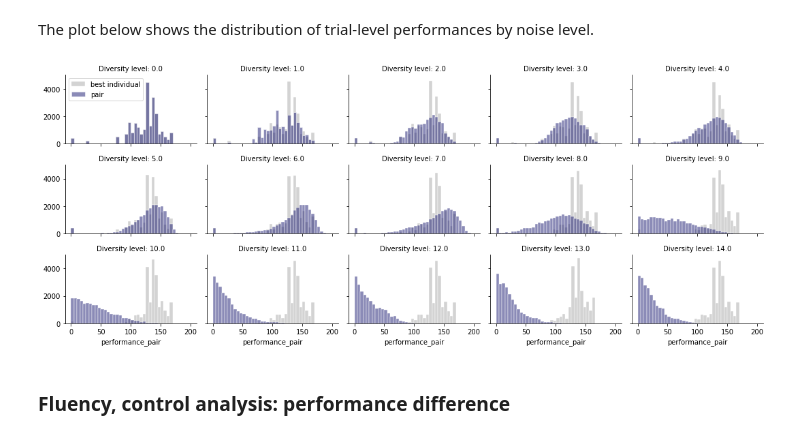
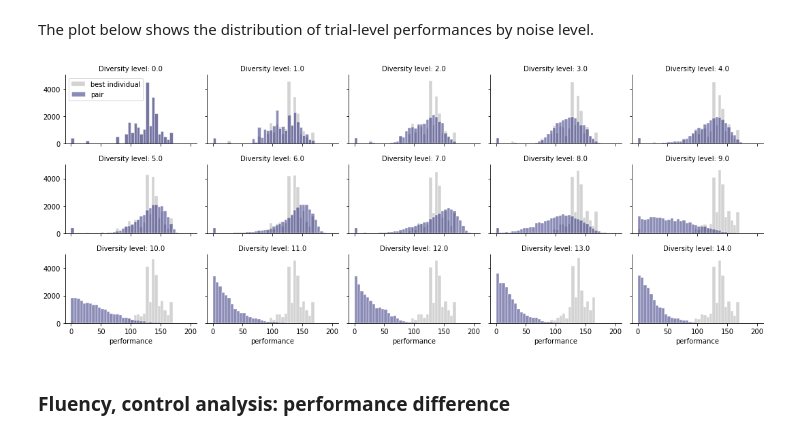
Before and after one commit to rbroc/diversity_abm, a Jupyter notebook: 03_analysis.ipynb, the cells around one changed output. Drawn from its saved outputs; the diff is of its cells as text; code cells hidden in the pictures.

Commit message:
fix plot label

```diff
--- a/03_analysis.ipynb
+++ b/03_analysis.ipynb
@@ -118,21 +118,22 @@ The plot below shows the distribution of trial-level performances by noise level
 # %%
 f = sns.FacetGrid(data=data,
                   col='diversity_level',
                   col_wrap=5,
                   height=2,
                   aspect=1.5)
 f.map(sns.histplot, 'performance_best', alpha=.5,
       binwidth=5, edgecolor='white', color='darkgrey',
       label='best individual')
 f.map(sns.histplot, 'performance_pair', alpha=.5,
       color='midnightblue',
       binwidth=5, edgecolor='white',
       label='pair')
 f.set_titles("Diversity level: {col_name}")
+f.set_xlabels("performance")
 f.axes[0].legend()
 plt.show()
 # %% [output]
-[figure, old version]
+[figure, new version]
 # %% [markdown]
 ### Fluency, control analysis: performance difference <a class="anchor" id="fluency-control1"></a>
 # %%
```
